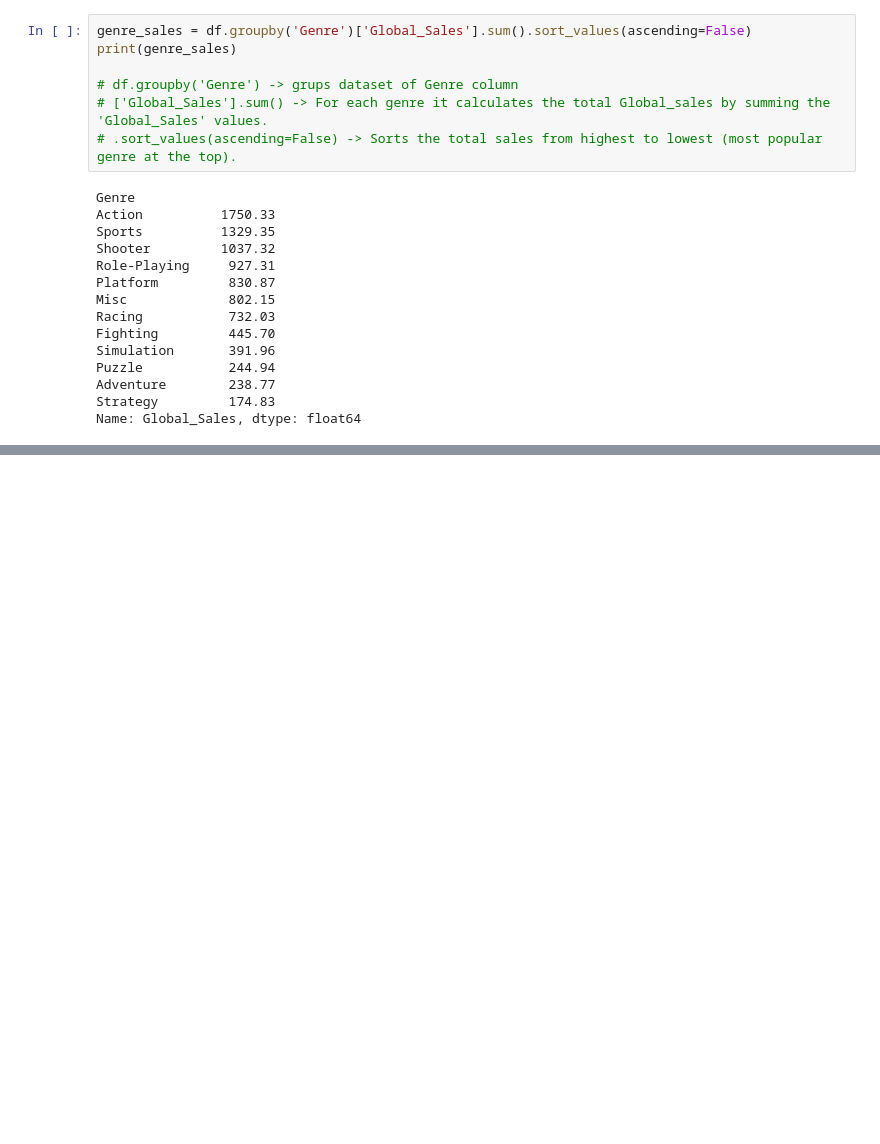
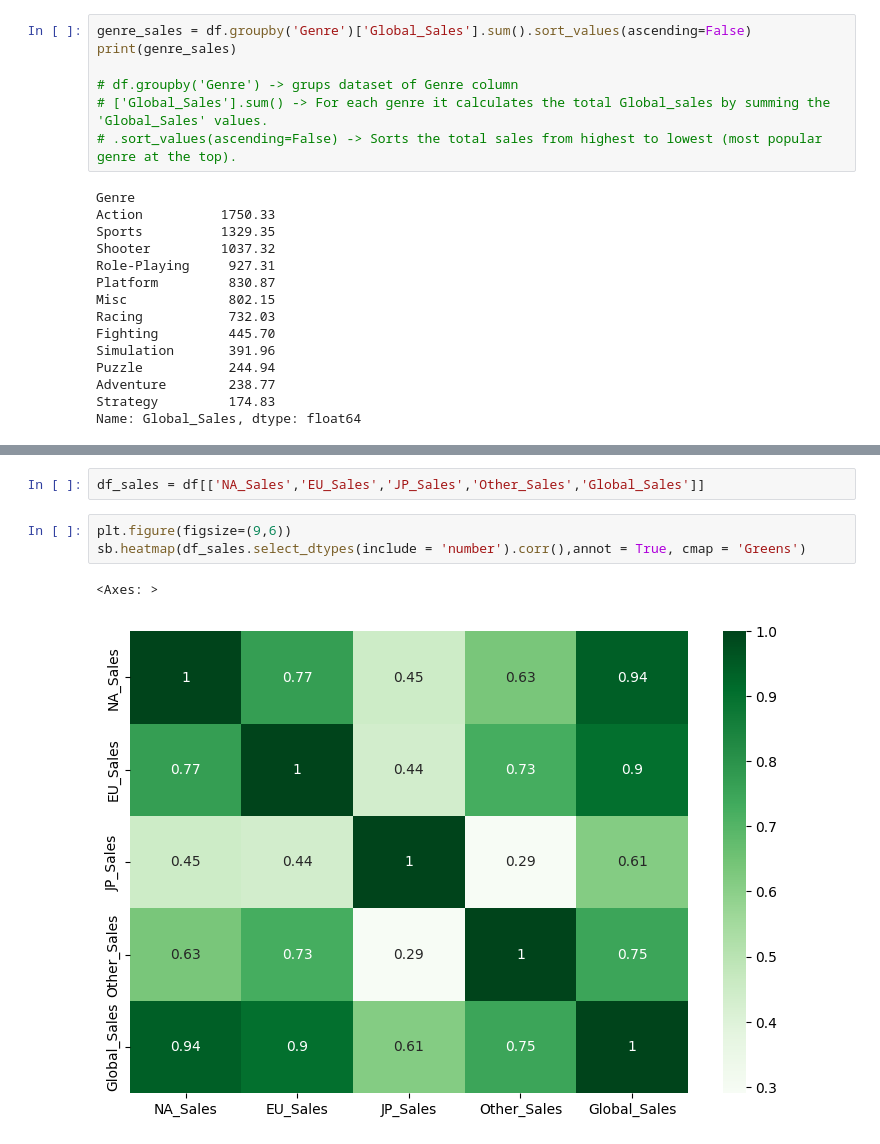
Before and after one commit to prajwalp111/ML, a Jupyter notebook: gaming_ml/video_game.ipynb, the cells around one changed output, grey strips where cells are left out. Saved outputs shown, nothing was run; the diff lists cells and outputs as text; blank space fills up the shorter version.

```diff
--- a/gaming_ml/video_game.ipynb
+++ b/gaming_ml/video_game.ipynb
@@ -98,0 +114,8 @@ Name: Global_Sales, dtype: float64
+# %%
+df_sales = df[['NA_Sales','EU_Sales','JP_Sales','Other_Sales','Global_Sales']]
+# %%
+plt.figure(figsize=(9,6))
+sb.heatmap(df_sales.select_dtypes(include = 'number').corr(),annot = True, cmap = 'Greens')
+# %% [output]
+<Axes: >
+[figure, added]
```
Also changed, not shown: parts of 2 cells of this notebook.
